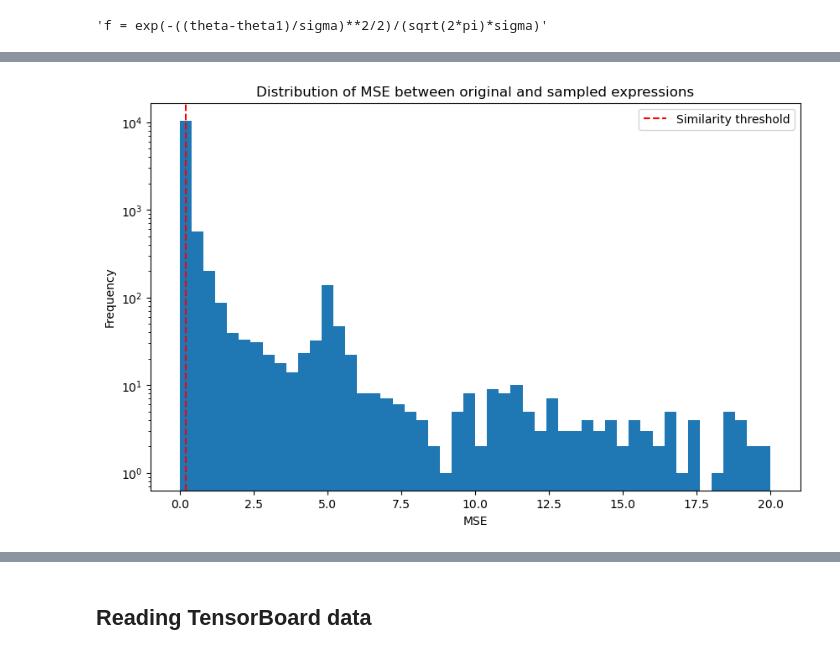
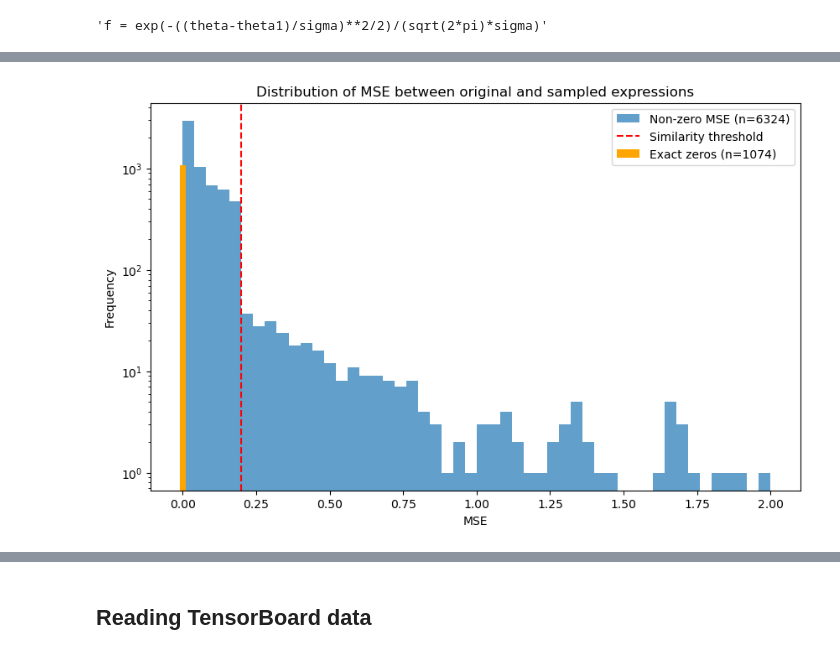
Before and after one commit to LuisCarretero/similar-expressions, a Jupyter notebook: src/sr_inference_benchmarking/dev.ipynb, the cells around one changed output, grey strips where cells are left out. Saved outputs shown, nothing was run; the diff lists cells and outputs as text; code cells hidden in the pictures.

```diff
--- a/src/sr_inference_benchmarking/dev.ipynb
+++ b/src/sr_inference_benchmarking/dev.ipynb
@@ -256,15 +239,26 @@ plt.show()
 # %%
 # Plot histogram of MSE values
 similarity_threshold = 0.2
 
 plt.figure(figsize=(10, 6))
-plt.hist(stats['sampled_mse'], bins=50, range=(0, min(max(stats['sampled_mse']), 20.0)))
-plt.axvline(x=similarity_threshold, color='r', linestyle='--', label='Similarity threshold')  # Add vertical line at threshold
+
+# Count number of exact zeros
+num_zeros = sum(x == 0 for x in stats['sampled_mse'])
+
+# Plot main histogram excluding zeros
+non_zero_mse = [x for x in stats['sampled_mse'] if x > 0]
+plt.hist(non_zero_mse, bins=50, range=(0, min(max(stats['sampled_mse']), 2.0)),
+         label=f'Non-zero MSE (n={len(non_zero_mse)})', alpha=0.7)
+
+# Add bar for zeros at x=0
+plt.bar(0, num_zeros, width=0.02, color='orange', label=f'Exact zeros (n={num_zeros})')
+
+plt.axvline(x=similarity_threshold, color='r', linestyle='--', label='Similarity threshold')
 plt.xlabel('MSE')
 plt.ylabel('Frequency')
 plt.title('Distribution of MSE between original and sampled expressions')
 plt.yscale('log')  # Use log scale since MSE values can span many orders of magnitude
 plt.legend()
 plt.show()
 # %% [output]
-[figure, old version]
+[figure, new version]
```
Also changed, not shown: parts of 13 cells of this notebook, 4 other files.
